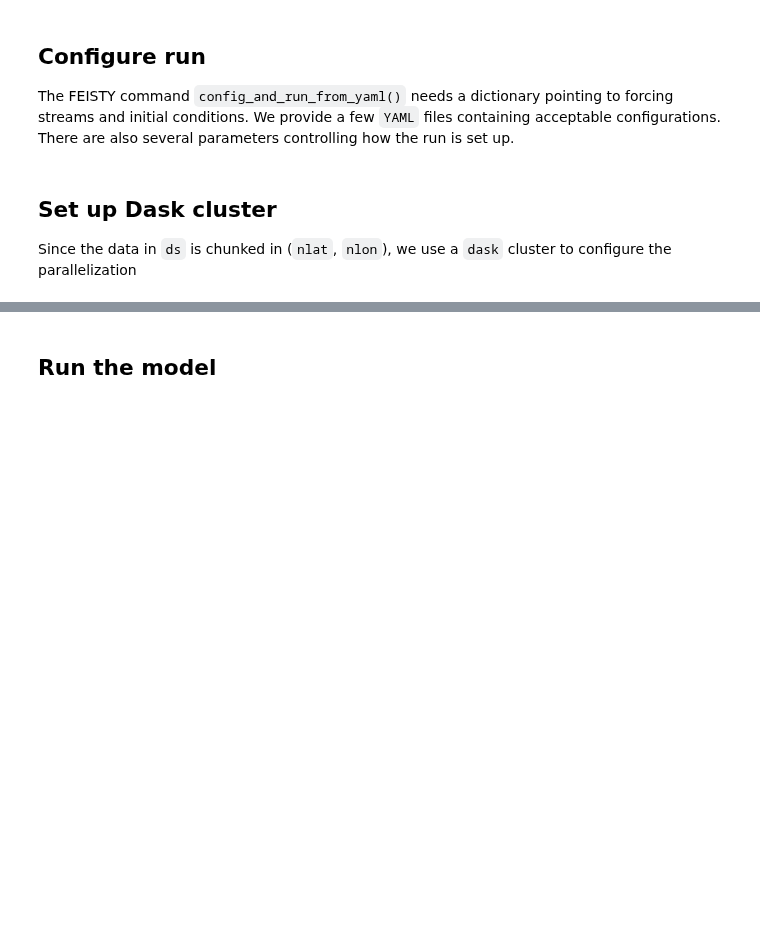
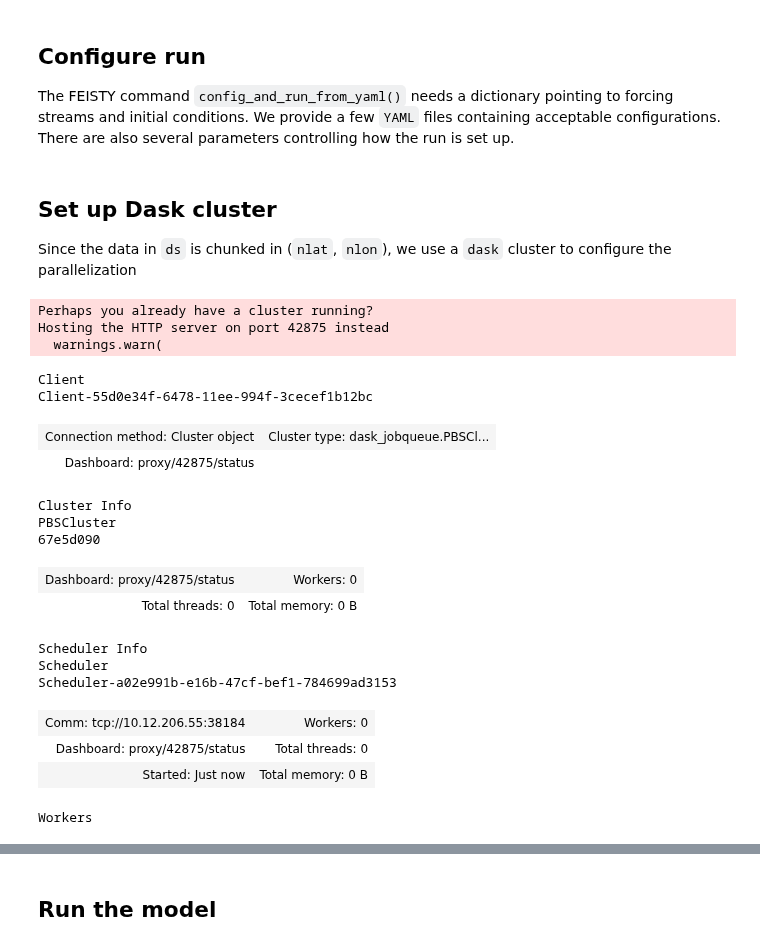
Before and after one commit to marbl-ecosys/feisty, a Jupyter notebook: examples/Run Multiple Years (highres).ipynb, the cells around one changed output, grey strips where cells are left out. Cells and saved outputs as stored; diff of their text form; code cells hidden in the pictures; blank space fills up the shorter version.

```diff
--- a/examples/Run Multiple Years (highres).ipynb
+++ b/examples/Run Multiple Years (highres).ipynb
@@ -69,21 +69,41 @@ def modify_forcing_dict(feisty_config, start_year, nyears, outdir='temp_forcing_
 
 Since the data in `ds` is chunked in (`nlat`, `nlon`), we use a `dask` cluster to configure the parallelization
 # %%
-mem = 40  # GB
+mem = 45  # GB
 dask.config.set({'distributed.dashboard.link': 'proxy/{port}/status'})
 cluster = PBSCluster(
     memory=f'{mem} GB',
     processes=1,
     cores=1,
     queue='casper',
     walltime='1:30:00',
     resource_spec=f'select=1:ncpus=1:mem={mem}GB',
     log_directory='./dask-logs',
 )
 
 cluster.scale(feisty_config_in['num_workers'])
 client = Client(cluster)
 client
+# %% [output]
+Perhaps you already have a cluster running?
+Hosting the HTTP server on port 42875 instead
+  warnings.warn(
+Client
+Client-55d0e34f-6478-11ee-994f-3cecef1b12bc
+| Connection method: Cluster object | Cluster type: dask_jobqueue.PBSCl... |
+| Dashboard: proxy/42875/status |  |
+Cluster Info
+PBSCluster
+67e5d090
+| Dashboard: proxy/42875/status | Workers: 0 |
+| Total threads: 0 | Total memory: 0 B |
+Scheduler Info
+Scheduler
+Scheduler-a02e991b-e16b-47cf-bef1-784699ad3153
+| Comm: tcp://10.12.206.55:38184 | Workers: 0 |
+| Dashboard: proxy/42875/status | Total threads: 0 |
+| Started: Just now | Total memory: 0 B |
+Workers
 # %%
 %%time
 
```
Also changed, not shown: parts of 17 cells of this notebook, 2 other files.
